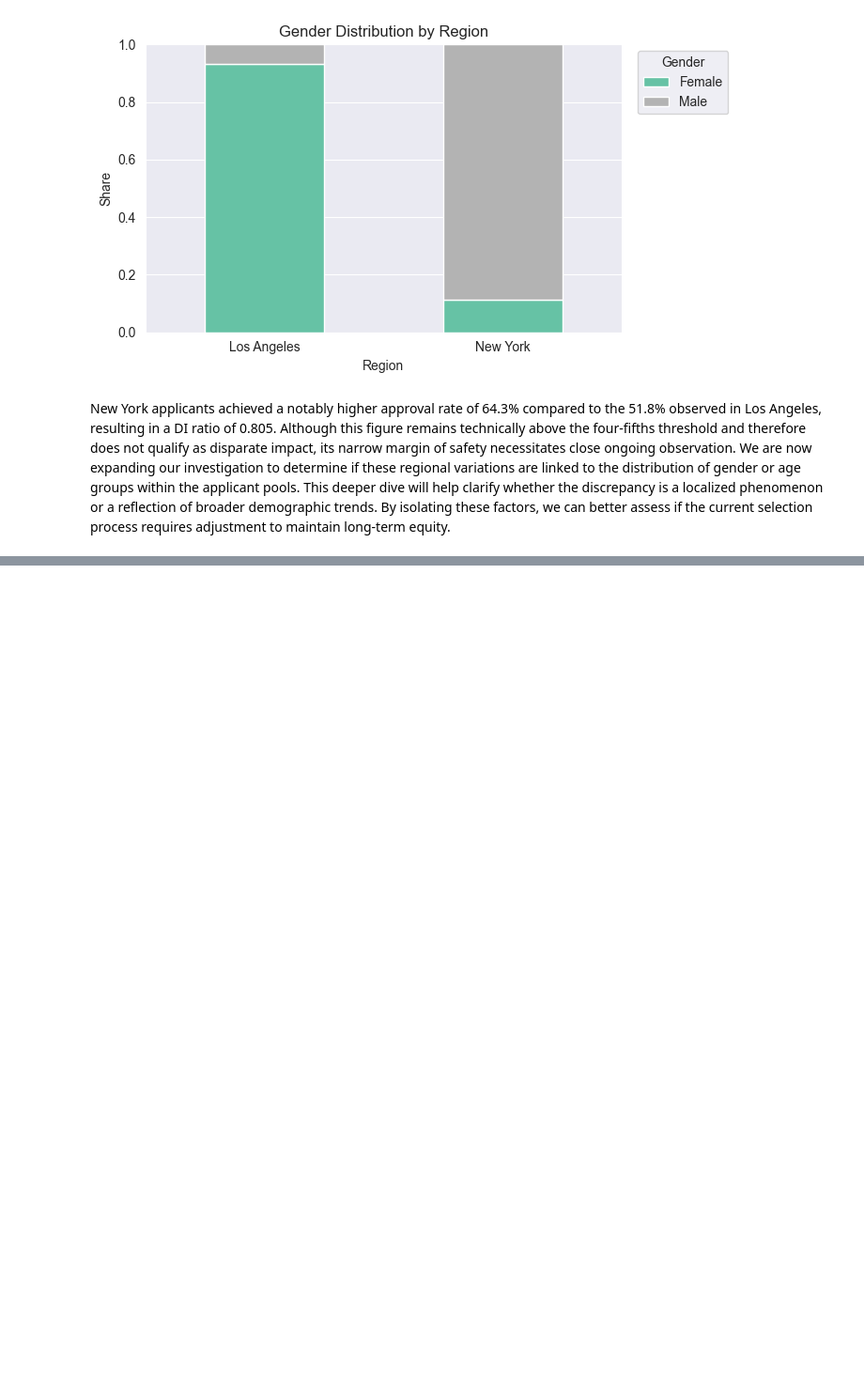
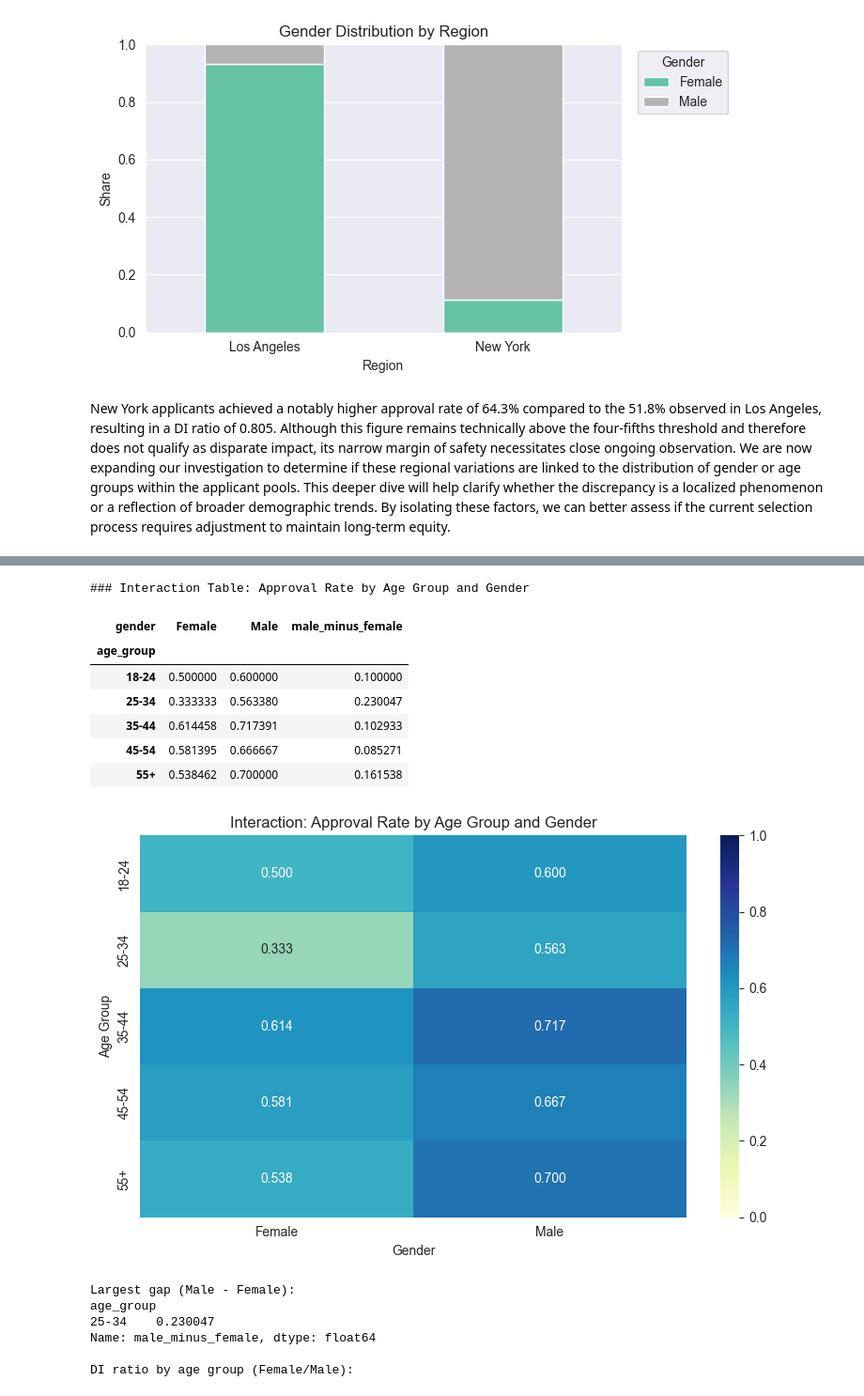
Before and after one commit to hazalaksu/dego-project-team7, a Jupyter notebook: notebooks/02-bias-analysis.ipynb, the cells around one changed output, grey strips where cells are left out. Shown at 94% size. Drawn from its saved outputs; the diff is of its cells as text; code cells hidden in the pictures; blank space fills up the shorter version.

Commit message:
Interaction effects section added

```diff
--- a/notebooks/02-bias-analysis.ipynb
+++ b/notebooks/02-bias-analysis.ipynb
@@ -424,0 +429,76 @@ New York applicants achieved a notably higher approval rate of 64.3% compared to
+# %%
+# Interaction effect: check if gender gap changes by age group
+# We use the previously cleaned data to ensure consistency
+
+# Create a combined dataframe for interaction analysis
+interaction_df = proxy_df.copy()
+
+# Apply the same age bins used in the age analysis
+age_bins = [0, 24, 34, 44, 54, 100]
+age_labels = ["18-24", "25-34", "35-44", "45-54", "55+"]
+interaction_df["age_group"] = pd.cut(interaction_df["age"], bins=age_bins, labels=age_labels, right=True)
+
+# Create the pivot table for approval rates by age group and gender
+interaction = interaction_df.pivot_table(
+    index="age_group",
+    columns="gender",
+    values="approved",
+    aggfunc="mean",
+    observed=False
+)
+
+# Calculate the gap: Positive value = higher male approval in that age group
+interaction["male_minus_female"] = interaction["Male"] - interaction["Female"]
+
+# Display the numerical results
+print("### Interaction Table: Approval Rate by Age Group and Gender")
+display(interaction)
+
+# Visualization: Heatmap of approval rates
+plt.figure(figsize=(8, 5))
+sns.heatmap(interaction[["Female", "Male"]], annot=True, fmt=".3f", cmap="YlGnBu", vmin=0, vmax=1)
+plt.title("Interaction: Approval Rate by Age Group and Gender")
+plt.ylabel("Age Group")
+plt.xlabel("Gender")
+plt.tight_layout()
+plt.show()
+
+# Identify the intersection with the highest disparity
+print("\nLargest gap (Male - Female):")
+max_gap = interaction["male_minus_female"].sort_values(ascending=False).head(1)
+print(max_gap)
+
+# Additional interaction diagnostics
+from scipy.stats import chi2_contingency
+
+# DI per age group (Female / Male)
+interaction["female_to_male_di"] = interaction["Female"] / interaction["Male"]
+print("\nDI ratio by age group (Female/Male):")
+display(interaction[["Female", "Male", "male_minus_female", "female_to_male_di"]])
+
+# Chi-square test on intersectional groups
+interaction_df["gender_age_group"] = interaction_df["gender"] + "_" + interaction_df["age_group"].astype(str)
+interaction_contingency = pd.crosstab(interaction_df["gender_age_group"], interaction_df["approved"])
+inter_chi2, inter_p, inter_dof, _ = chi2_contingency(interaction_contingency)
+
+print("Chi-squared test: Gender×Age group vs Loan Approval")
+print(f"Chi2 statistic: {inter_chi2:.4f}")
+print(f"Degrees of freedom: {inter_dof}")
+print(f"p-value: {inter_p:.6f}")
+print("Statistically significant at alpha=0.05:", inter_p < 0.05)
+# %% [output]
+### Interaction Table: Approval Rate by Age Group and Gender
+| gender | Female | Male | male_minus_female |
+| age_group |  |  |  |
+| 18-24 | 0.500000 | 0.600000 | 0.100000 |
+| 25-34 | 0.333333 | 0.563380 | 0.230047 |
+| 35-44 | 0.614458 | 0.717391 | 0.102933 |
+| 45-54 | 0.581395 | 0.666667 | 0.085271 |
+| 55+ | 0.538462 | 0.700000 | 0.161538 |
+[figure, added]
+Largest gap (Male - Female):
+age_group
+25-34    0.230047
+Name: male_minus_female, dtype: float64
+
+DI ratio by age group (Female/Male):
```
Also changed, not shown: parts of 2 cells of this notebook.
